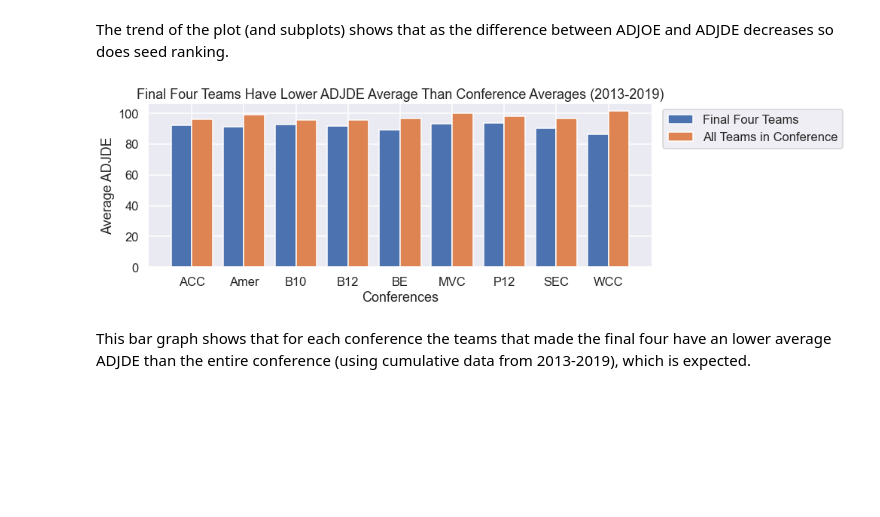
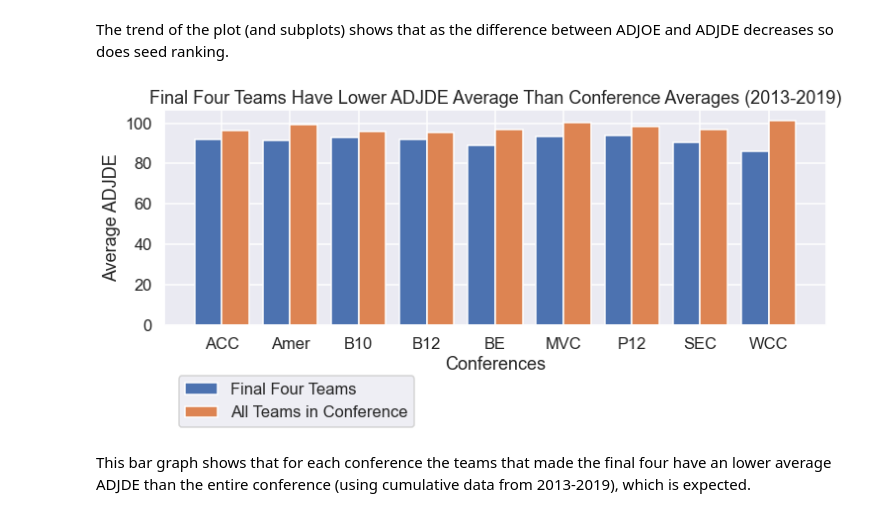
Before and after one commit to nicksteinly/216-Project, a Jupyter notebook: prototype.ipynb, the cells around one changed output. Drawn from its saved outputs; the diff is of its cells as text; code cells hidden in the pictures; blank space fills up the shorter version.

```diff
--- a/prototype.ipynb
+++ b/prototype.ipynb
@@ -98,31 +95,31 @@ final_fours = cbb.loc[(cbb['POSTSEASON']=='Champions') | (cbb['POSTSEASON']=='2N
 # %%
 #CONFERENCES VS ADJDE (BAR PLOT) FOR FINAL FOUR TEAMS 2012-2019
 # ADJDE: Adjusted Defensive Efficiency (An estimate of the defensive efficiency (points allowed per 100 possessions) a team would have against the average Division I offense)
 
 
 final_fours_mean = final_fours.groupby('CONF').mean()
 
 conf_avg_adjde = cbb.dropna()
 conf_av_adjde = cbb.loc[cbb['CONF'].isin(final_fours_mean.index.tolist()),:]
 conf_avg_adjde = conf_av_adjde.groupby("CONF").mean()
 
 # Source: https://www.geeksforgeeks.org/plotting-multiple-bar-charts-using-matplotlib-in-python/
 
 fig = plt.figure()
 axis = final_fours_mean.index
 axis_spacing = np.arange(len(axis))
 plt.bar(axis_spacing - 0.2, 'ADJDE', 0.4, label = 'Final Four Teams', data= final_fours_mean)
 plt.bar(axis_spacing + 0.2, 'ADJDE', 0.4, label = 'All Teams in Conference', data=conf_avg_adjde)
 
 plt.xticks(axis_spacing, axis)
 plt.xlabel("Conferences")
 plt.ylabel("Average ADJDE")
 plt.title("Final Four Teams Have Lower ADJDE Average Than Conference Averages (2013-2019)")
 fig.set_figwidth(12)
-plt.legend(loc='upper center',bbox_to_anchor=(1.2, 1))
+plt.legend(loc='upper center',bbox_to_anchor=(.2, -.2))
 plt.show()
 # %% [output]
-[figure, old version]
+[figure, new version]
 # %% [markdown]
 This bar graph shows that for each conference the teams that made the final four have an lower average ADJDE than the entire conference (using cumulative data from 2013-2019), which is expected.
 # %%
```
Also changed, not shown: parts of 4 cells of this notebook.
